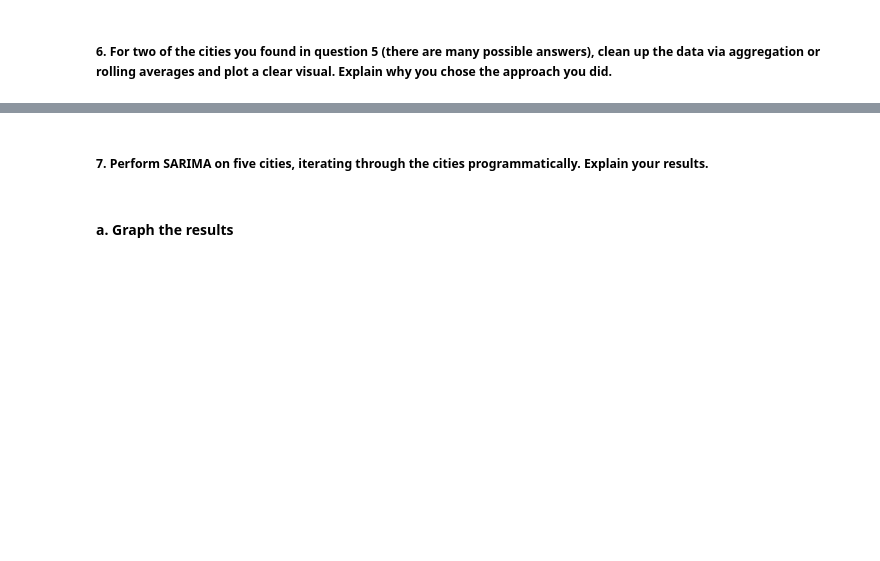
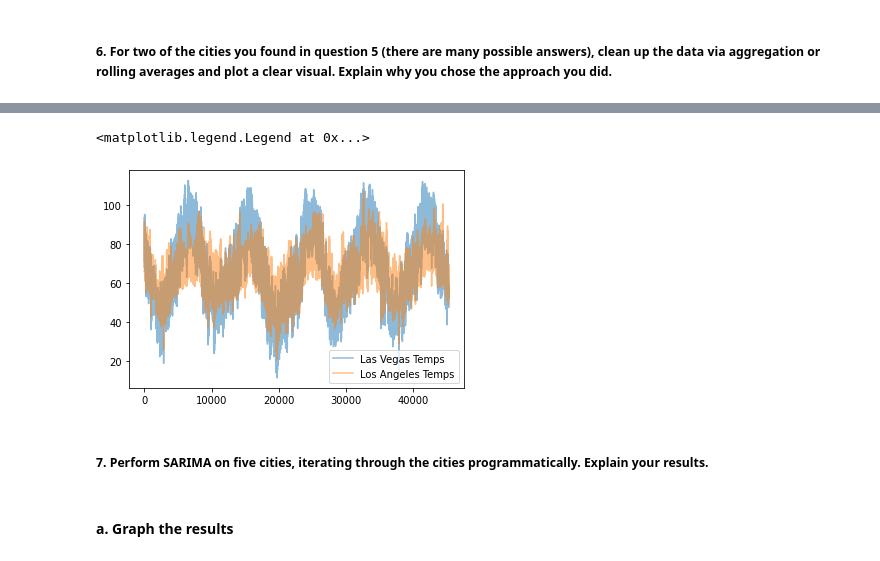
Before and after one commit to jmort16/week_11, a Jupyter notebook: wk_11_hmwk.ipynb, the cells around one changed output, grey strips where cells are left out. Saved outputs shown, nothing was run; the diff lists cells and outputs as text; code cells hidden in the pictures; blank space fills up the shorter version.

```diff
--- a/wk_11_hmwk.ipynb
+++ b/wk_11_hmwk.ipynb
@@ -25,0 +49,7 @@ NameError: name 'temperature' is not defined
+# %%
+# I wish I knew of a way to check the effectiveness of my function.  The dataframe is so large that I can't find any missing
+# values other than those at the beginning and end of the columns.  :(
+
+# Apply the filler function to the temp matrix
+ffahrtemp=filler(fahrtemp)
+ffahrtemp.head()
@@ -26,2 +65,19 @@ NameError: name 'temperature' is not defined
 # %% [markdown]
 ##### 5.	Find all cities A and B where city A is warmer than city B in the summer, but also colder than city B in the winter, on average.
+# %%
+# Add a month column to the temp dataframe
+ffahrtemp['Month'] = pd.DatetimeIndex(ffahrtemp.index).month
+
+# Specify summer and winter months in lists
+summer = [6,7,8]
+winter = [1,2,12]
+
+# Use summer and winter lists to extract summer and winter data from temp dataframe
+winter_data = ffahrtemp.loc[ffahrtemp['Month'].isin(winter)==True]
+summer_data = ffahrtemp.loc[ffahrtemp['Month'].isin(summer)==True]
+
+# Remove month column
+del winter_data['Month']
+del summer_data['Month']
+
+winter_data.head()
@@ -29,0 +158,8 @@ NameError: name 'temperature' is not defined
+# %%
+lv=ffahrtemp['Las Vegas'].tolist()
+la=ffahrtemp['Los Angeles'].tolist()
+
+city_roll = pd.DataFrame(list(zip(lv, la)),
+               columns =['Las Vegas Temps', 'Los Angeles Temps'])
+
+city_roll
@@ -29,0 +180,4 @@ NameError: name 'temperature' is not defined
+# %%
+city_roll[ '7day_rolling_avg_lv' ] = city_roll['Las Vegas Temps'].rolling( 7).mean()
+city_roll[ '7day_rolling_avg_la' ] = city_roll['Los Angeles Temps'].rolling( 7).mean()
+city_roll.head()
@@ -30,2 +191,8 @@ NameError: name 'temperature' is not defined
+# %%
+plt.plot(city_roll[['7day_rolling_avg_lv', '7day_rolling_avg_la']], alpha=0.5)
+plt.legend(['Las Vegas Temps', 'Los Angeles Temps'])
+# %% [output]
+<matplotlib.legend.Legend at 0x...>
+[figure, added]
 # %% [markdown]
 ##### 7.	Perform SARIMA on five cities, iterating through the cities programmatically. Explain your results.
```
Also changed, not shown: parts of 22 cells of this notebook.
